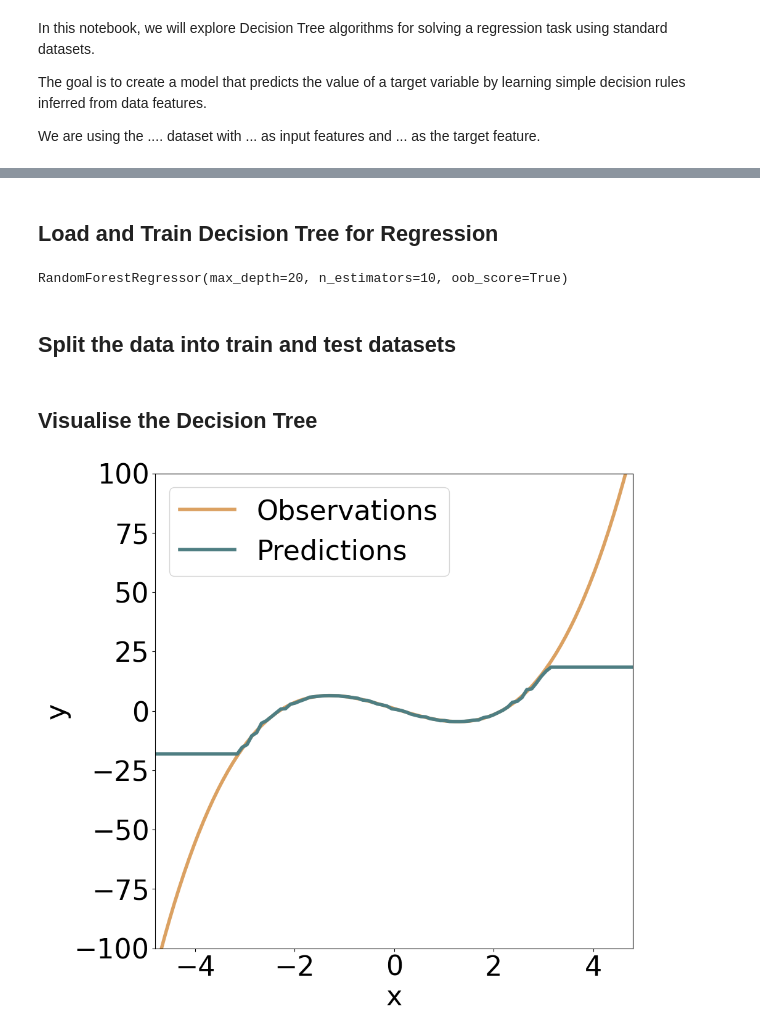
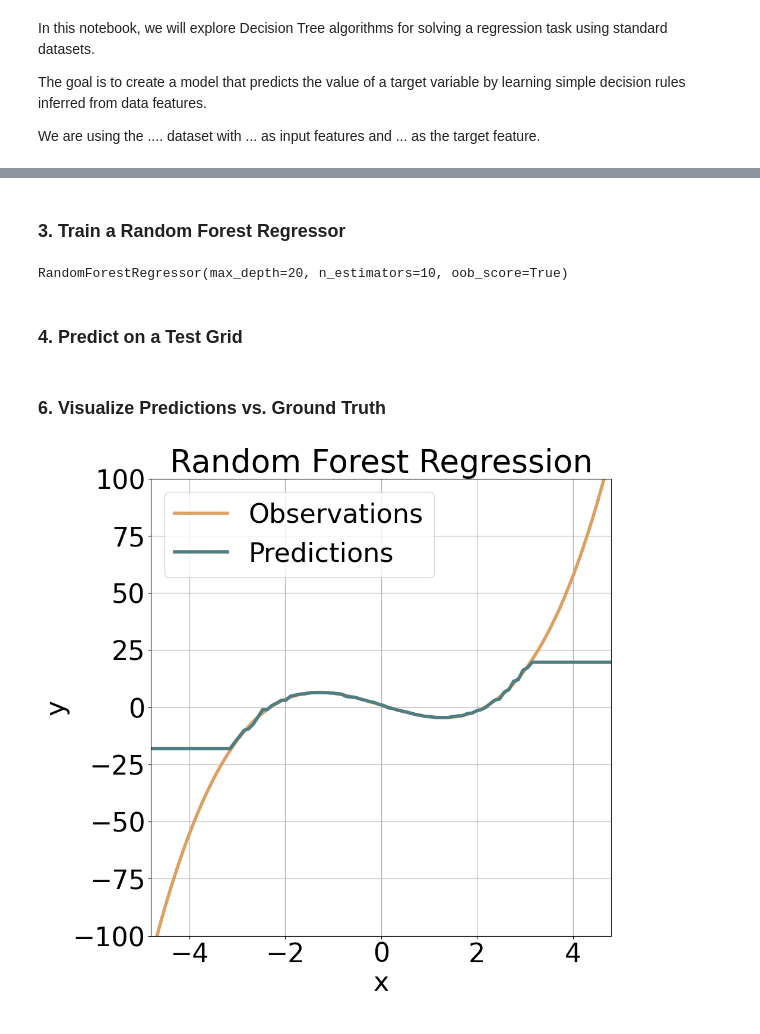
Before and after one commit to Cambridge-ICCS/DecisionTrees_SummerSchool25, a Jupyter notebook: DT_Regression.ipynb, the cells around one changed output, grey strips where cells are left out. Saved outputs shown, nothing was run; the diff lists cells and outputs as text; code cells hidden in the pictures.

Commit message:
Improvised the regression notebook

```diff
--- a/DT_Regression.ipynb
+++ b/DT_Regression.ipynb
@@ -30,11 +35,16 @@ plt.show()
 # %% [markdown]
-## Load and Train Decision Tree for Regression
+### 3. Train a Random Forest Regressor
 # %%
+# Instantiate and train the regressor
+regressor = RandomForestRegressor(
+    n_estimators=10,
+    max_depth=20,
+    oob_score=True  # Optional: enables out-of-bag scoring
+)
 
-regressor = RandomForestRegressor(n_estimators=10, max_depth=20, oob_score=True)
 regressor.fit(x.reshape(-1, 1), y)
 # %% [output]
 RandomForestRegressor(max_depth=20, n_estimators=10, oob_score=True)
 # %% [markdown]
-## Split the data into train and test datasets
+### 4. Predict on a Test Grid
 # %%
@@ -50,16 +63,24 @@ y_obs = 1.28*x_test**3 - 6.4*x_test + 1
 # plt.rcParams['font.size'] = 32
 # plt.rcParams['font.family'] = font.get_name()
 # %% [markdown]
-## Visualise the Decision Tree
+### 6. Visualize Predictions vs. Ground Truth
 # %%
+# Plot predictions and observations
 fig, ax = plt.subplots(figsize=(10, 10))
 ax.set_xlabel('x')
 ax.set_ylabel('y')
 ax.set_xlim([-4.8, 4.8])
 ax.set_ylim([-100, 100])
+
+# Plot the original function (ground truth)
 ax.plot(x_test, y_obs, lw=4, color='#dba162', label='Observations')
+
+# Plot the predicted values
 ax.plot(x_test, y_test, lw=4, color='#4e7e82', label='Predictions')
+
 plt.legend(loc="upper left")
+plt.title("Random Forest Regression")
+plt.grid(True)
 plt.show()
 # %% [output]
-[figure, old version]
+[figure, new version]
```
Also changed, not shown: parts of 6 cells of this notebook.
